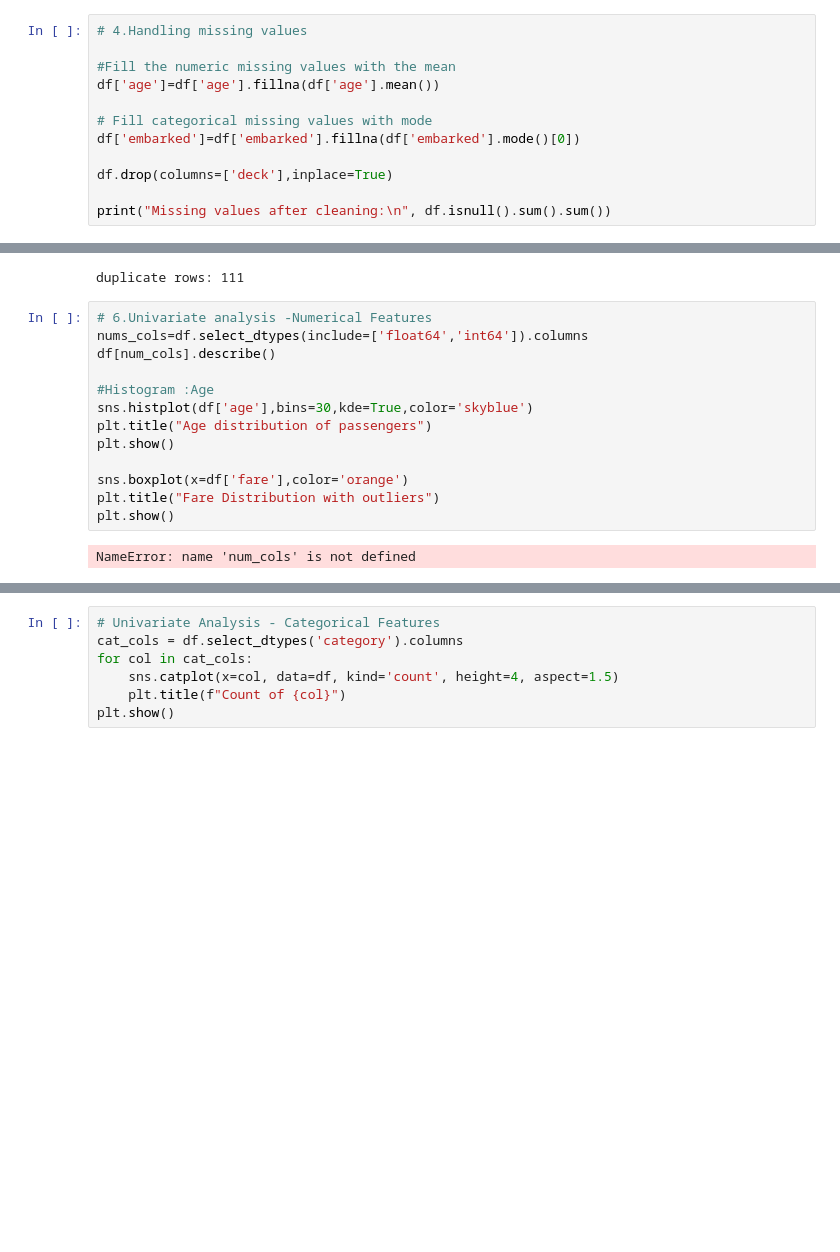
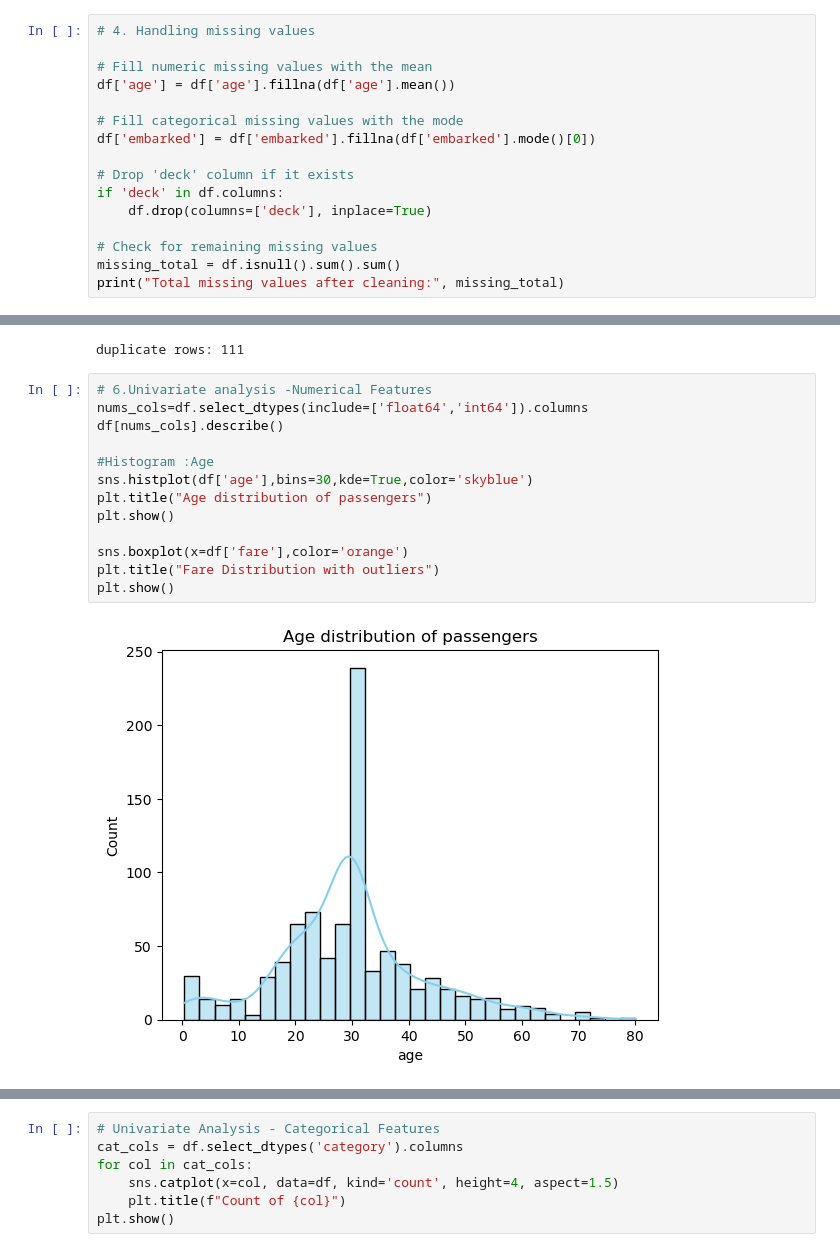
Before and after one commit to srinidhireddy786/DataAnalysis, a Jupyter notebook: EDA.ipynb, the cells around one changed output, grey strips where cells are left out. Drawn from its saved outputs; the diff is of its cells as text; blank space fills up the shorter version.

```diff
--- a/EDA.ipynb
+++ b/EDA.ipynb
@@ -147,15 +146,19 @@ missing.sort_values(by='missing_percent',ascending=False)
 | alive | 0 | 0.000000 |
 | alone | 0 | 0.000000 |
 # %%
-# 4.Handling missing values
+# 4. Handling missing values
 
-#Fill the numeric missing values with the mean
-df['age']=df['age'].fillna(df['age'].mean())
+# Fill numeric missing values with the mean
+df['age'] = df['age'].fillna(df['age'].mean())
 
-# Fill categorical missing values with mode
-df['embarked']=df['embarked'].fillna(df['embarked'].mode()[0])
+# Fill categorical missing values with the mode
+df['embarked'] = df['embarked'].fillna(df['embarked'].mode()[0])
 
-df.drop(columns=['deck'],inplace=True)
+# Drop 'deck' column if it exists
+if 'deck' in df.columns:
+    df.drop(columns=['deck'], inplace=True)
 
-print("Missing values after cleaning:\n", df.isnull().sum().sum())
+# Check for remaining missing values
+missing_total = df.isnull().sum().sum()
+print("Total missing values after cleaning:", missing_total)
 # %% [output]
@@ -178,15 +180,15 @@ duplicate rows: 111
 # %%
 # 6.Univariate analysis -Numerical Features
 nums_cols=df.select_dtypes(include=['float64','int64']).columns
-df[num_cols].describe()
+df[nums_cols].describe()
 
 #Histogram :Age
 sns.histplot(df['age'],bins=30,kde=True,color='skyblue')
 plt.title("Age distribution of passengers")
 plt.show()
 
 sns.boxplot(x=df['fare'],color='orange')
 plt.title("Fare Distribution with outliers")
 plt.show()
 # %% [output]
-NameError: name 'num_cols' is not defined
+[figure, added]
```
Also changed, not shown: parts of 4 cells of this notebook.
